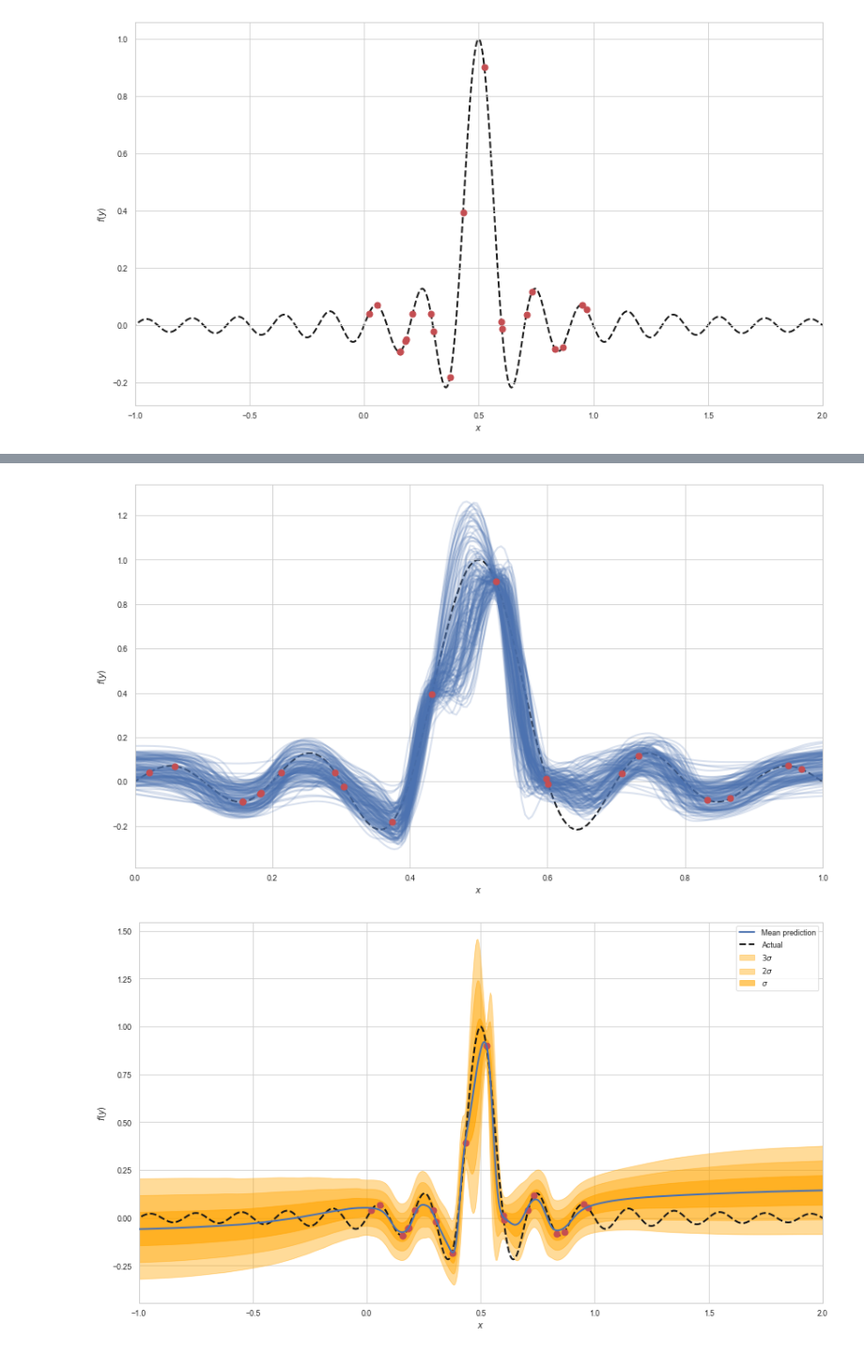
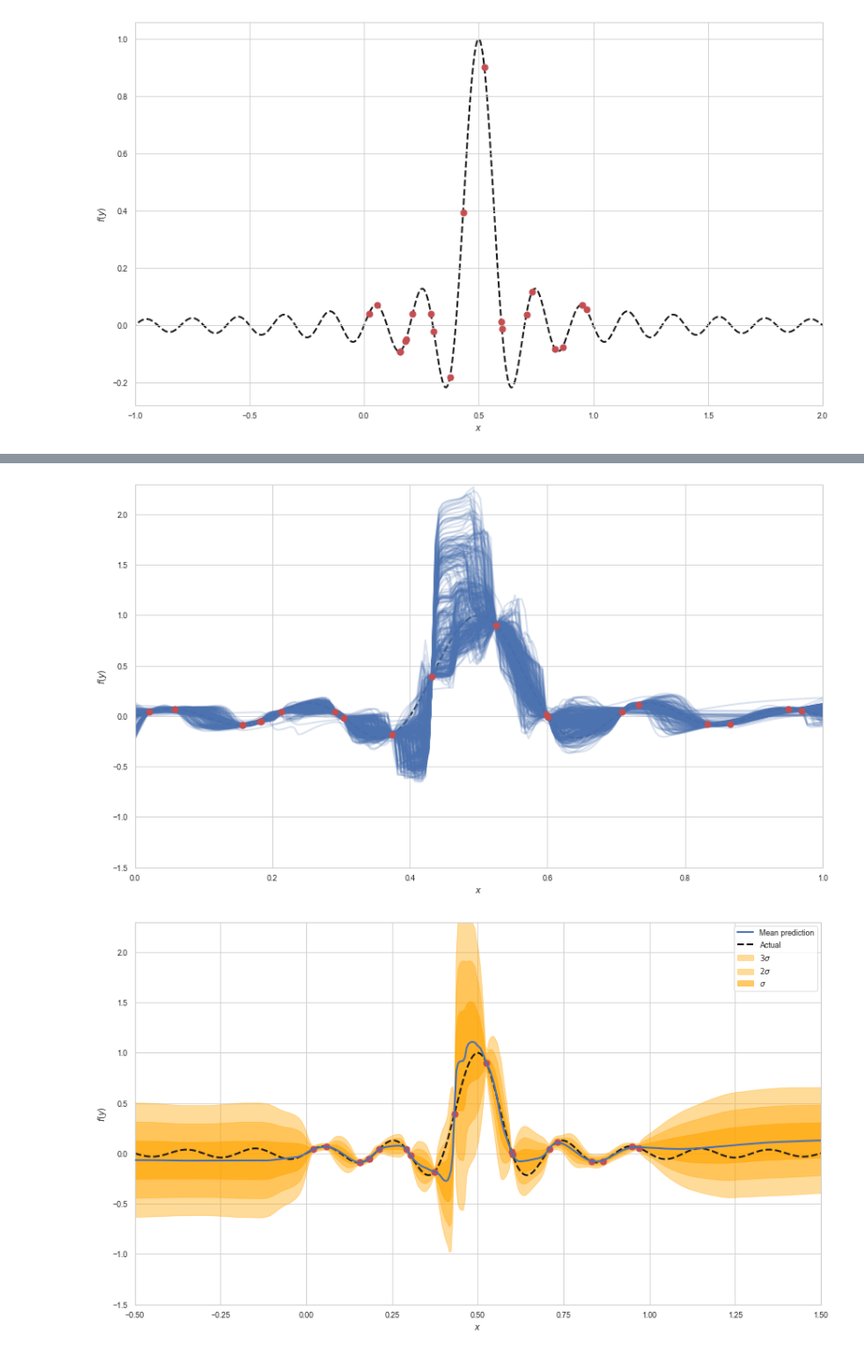
Before and after one commit to gergely-flamich/BVAE, a Jupyter notebook: notebooks/BO.ipynb, the cells around one changed output, grey strips where cells are left out. Shown: that part at 94% size. Drawn from its saved outputs; the diff is of its cells as text; code cells hidden in the pictures.

```diff
--- a/notebooks/BO.ipynb
+++ b/notebooks/BO.ipynb
@@ -82,10 +85,10 @@ def train_step(model, batch, labels):
     return pred, log_likelihood, var_prior_log_prob, weight_prior_log_prob
 # %%
 batch_size = num_points
-iterations = 10000
+iterations = 20000
 keep_every = 50
 burnin = 3000
-learning_rate = 3e-3
+learning_rate = 3e-2
 momentum_decay = 0.05
 
 log_every = 1000
@@ -103,9 +106,10 @@ ds = ds.shuffle(500).repeat().batch(batch_size).prefetch(16)
 
 optimizer = {
     "adaptive_sghmc": AdaptiveSGHMC(learning_rate=learning_rate,
-                          burnin=burnin,
-                          data_size=num_points,
-                          momentum_decay=momentum_decay),
+                                    burnin=burnin,
+                                    data_size=num_points,
+                                    overestimation_rate=10000.,
+                                    momentum_decay=momentum_decay),
 
     "sghmc": SGHMC(learning_rate=1e-6,
                    data_size=num_points,
@@ -157,7 +170,7 @@ fig, ax = plt.subplots(figsize=(14, 8))
 
 all_preds = []
 
-for weights in weight_samples:
+for weights in weight_samples[:]:
 
     bnn.set_weights(weights)
 
@@ -174,44 +187,46 @@ ax.plot(grid, fvals, linestyle='--', c='k', zorder=0)
 ax.scatter(x, y, marker='o', c='r', zorder=2, s=50)
 
 ax.set_xlim([-0., 1.])
+ax.set_ylim([-1.5, 2.3])
 ax.set_xlabel("$x$")
 ax.set_ylabel("$f(y)$")
 
 plt.show()
 # %% [output]
-[figure, old version]
+[figure, new version]
 # %%
-mean_pred, var_pred = tf.nn.moments(all_preds, axes=[0])
+mean_pred, var_pred = tf.nn.moments(all_preds[30:, :], axes=[0])
 
 fig, ax = plt.subplots(figsize=(14, 8))
 
 std_pred = tf.sqrt(var_pred)
 
 ax.plot(grid, mean_pred, linestyle='-', c='b', zorder=4, label="Mean prediction")
 ax.fill_between(grid,
                 mean_pred + 3. * std_pred,
                 mean_pred - 3. * std_pred,
                 alpha=0.4, label="$3\sigma$", color='orange')
 
 ax.fill_between(grid,
                 mean_pred + 2. * std_pred,
                 mean_pred - 2. * std_pred,
                 alpha=0.4, label="$2\sigma$", color='orange')
 
 ax.fill_between(grid,
                 mean_pred + std_pred,
                 mean_pred - std_pred,
                 alpha=0.6, label="$\sigma$", color='orange')
 
 ax.plot(grid, fvals, linestyle='--', c='k', zorder=2, label="Actual")
 ax.scatter(x, y, marker='o', c='r', zorder=3, s=50)
 
-ax.set_xlim([-1., 2.])
+ax.set_xlim([-0.5, 1.5])
+ax.set_ylim([-1.5, 2.3])
 ax.set_xlabel("$x$")
 ax.set_ylabel("$f(y)$")
 
 ax.legend()
 
 plt.show()
 # %% [output]
-[figure, old version]
+[figure, new version]
```
Also changed, not shown: parts of 3 cells of this notebook, 5 other files.
